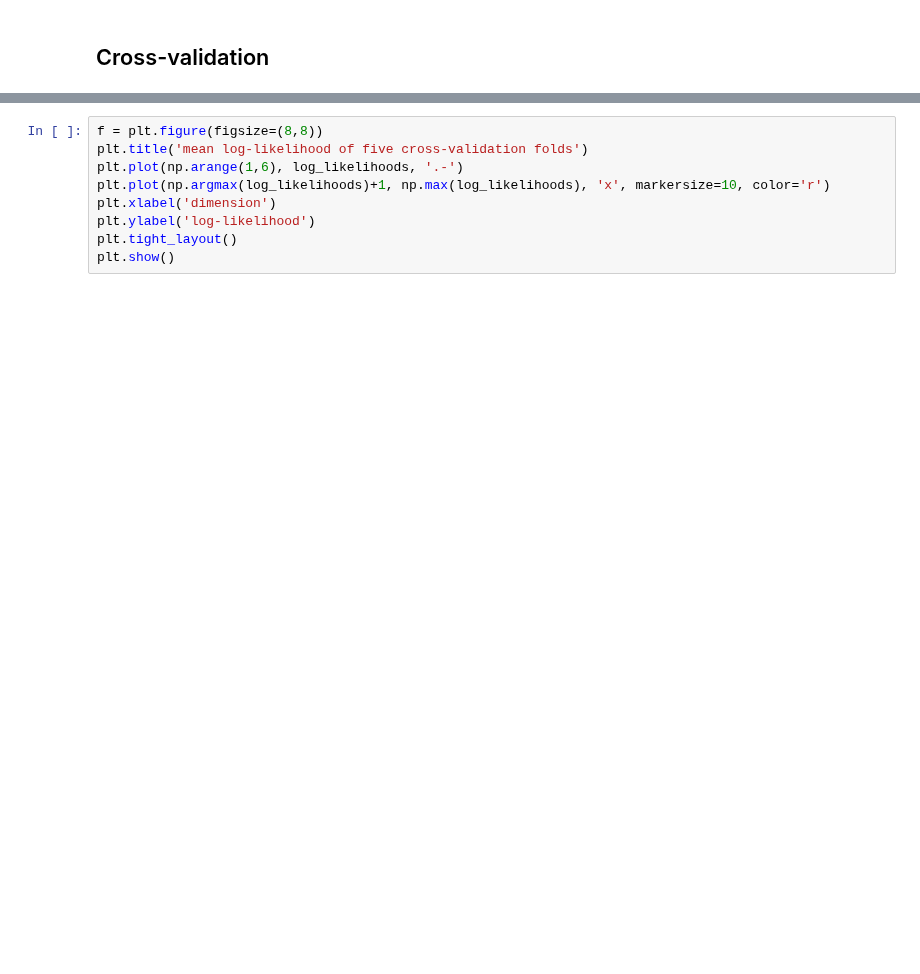
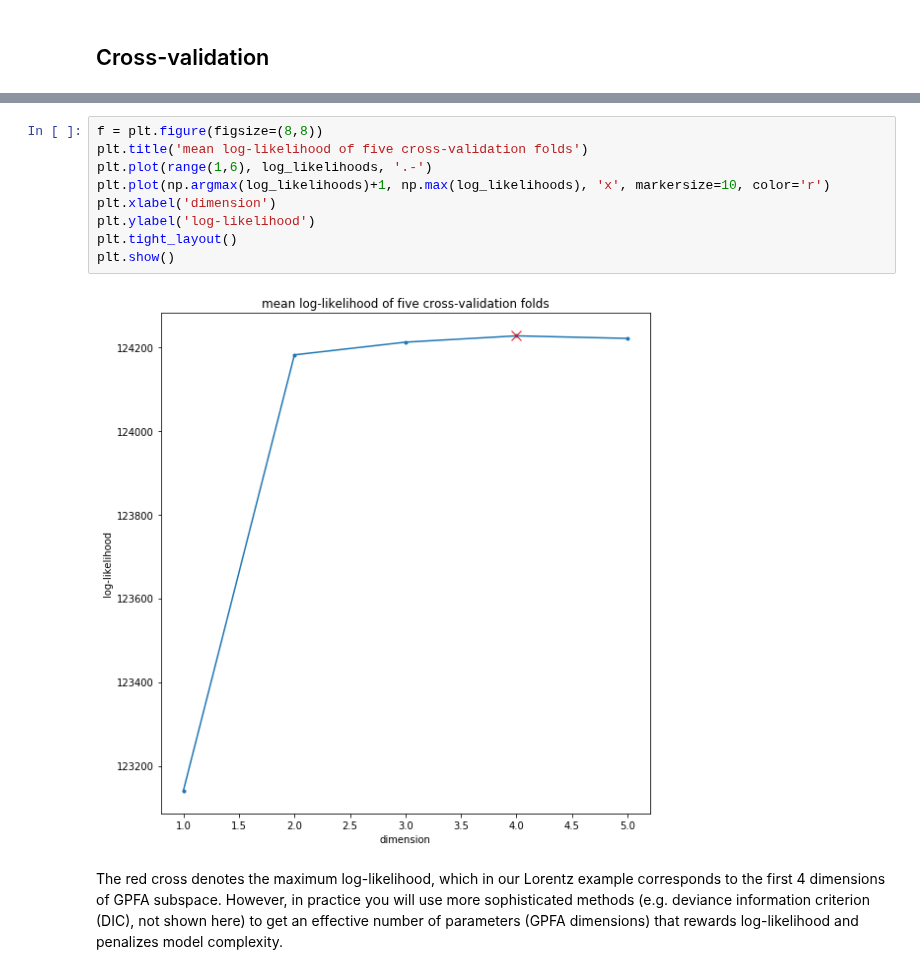
Before and after one commit to NeuralEnsemble/elephant, a Jupyter notebook: doc/tutorials/gpfa.ipynb, the cells around one changed output, grey strips where cells are left out. Drawn from its saved outputs; the diff is of its cells as text; blank space fills up the shorter version.

```diff
--- a/doc/tutorials/gpfa.ipynb
+++ b/doc/tutorials/gpfa.ipynb
@@ -503,9 +549,13 @@ for x_dim in range(1, 6):
 # %%
 f = plt.figure(figsize=(8,8))
 plt.title('mean log-likelihood of five cross-validation folds')
-plt.plot(np.arange(1,6), log_likelihoods, '.-')
+plt.plot(range(1,6), log_likelihoods, '.-')
 plt.plot(np.argmax(log_likelihoods)+1, np.max(log_likelihoods), 'x', markersize=10, color='r')
 plt.xlabel('dimension')
 plt.ylabel('log-likelihood')
 plt.tight_layout()
 plt.show()
+# %% [output]
+[figure, added]
+# %% [markdown]
+The red cross denotes the maximum log-likelihood, which in our Lorentz example corresponds to the first 4 dimensions of GPFA subspace. However, in practice you will use more sophisticated methods (e.g. deviance information criterion (DIC), not shown here) to get an effective number of parameters (GPFA dimensions) that rewards log-likelihood and penalizes model complexity.
```
Also changed, not shown: parts of 36 cells of this notebook.
